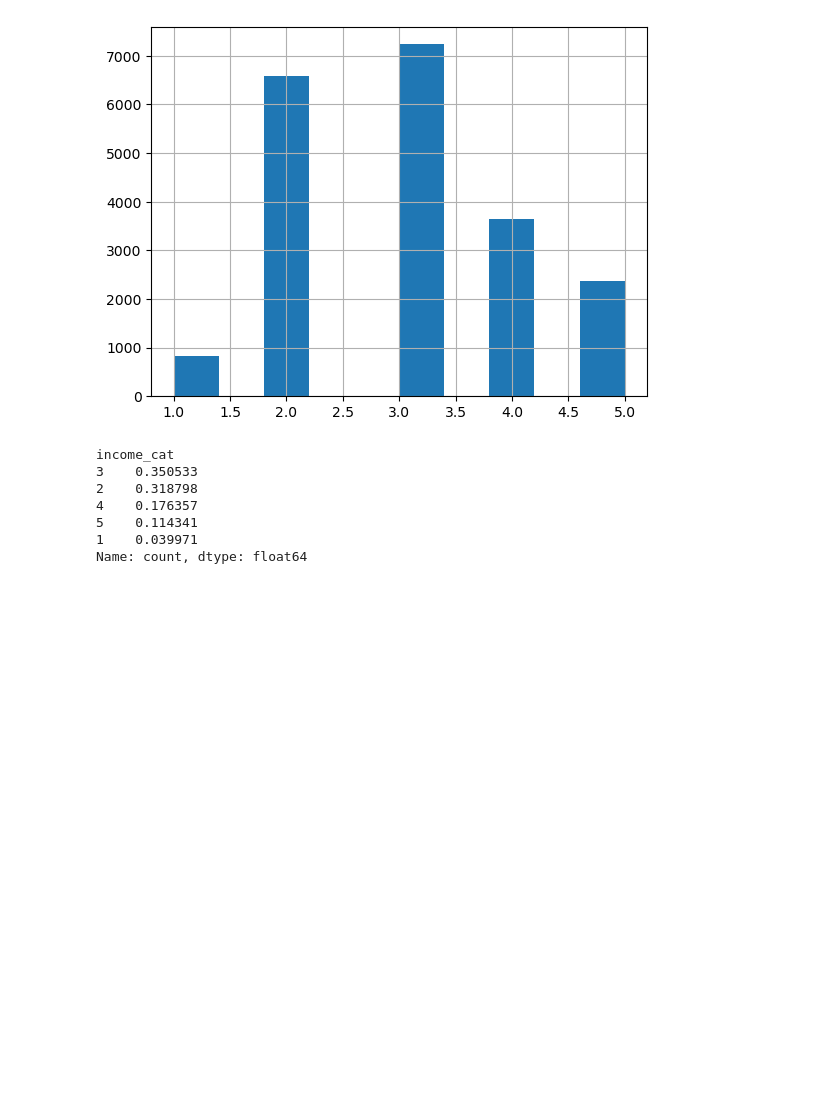
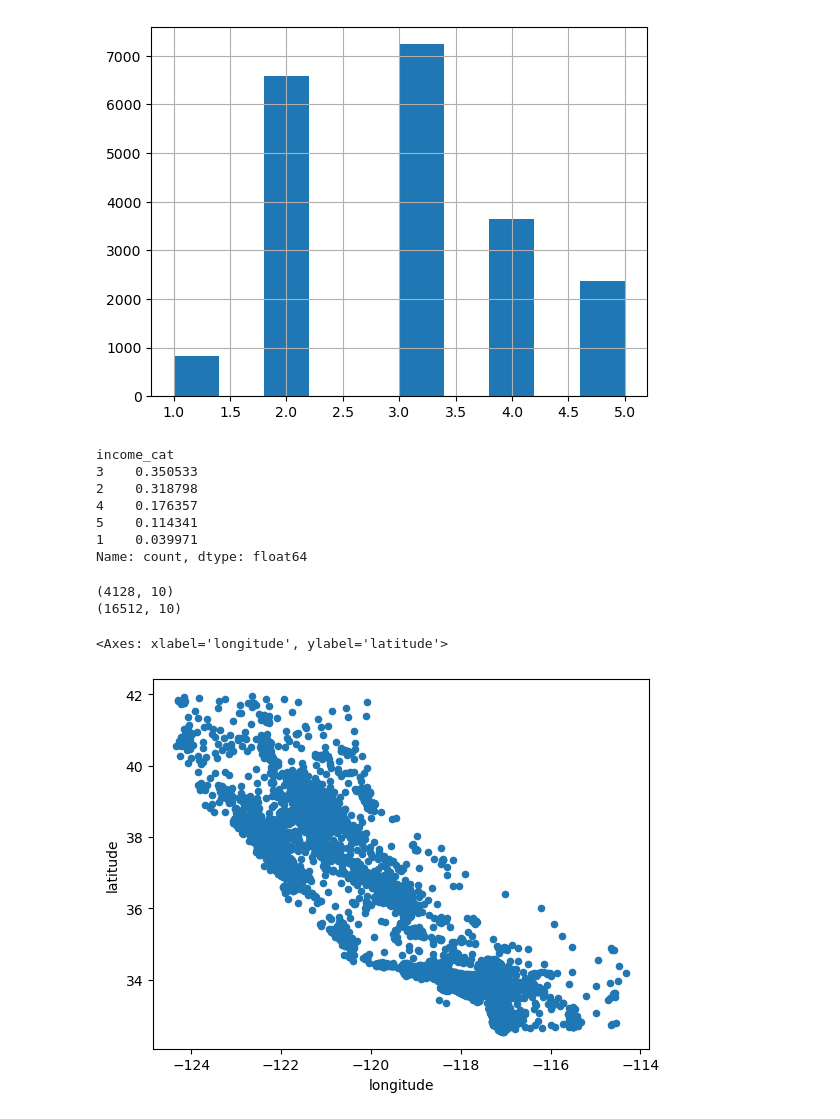
Before and after one commit to Mokoto-K/housing-price-prediction-model, a Jupyter notebook: babys-first-MLP.ipynb, the cells around one changed output. Saved outputs shown, nothing was run; the diff lists cells and outputs as text; code cells hidden in the pictures; blank space fills up the shorter version.

```diff
--- a/babys-first-MLP.ipynb
+++ b/babys-first-MLP.ipynb
@@ -142,0 +155,14 @@ for set_ in (strat_train_set, strat_test_set):
+# %%
+print(strat_test_set.shape)
+print(strat_train_set.shape)
+# %% [output]
+(4128, 10)
+(16512, 10)
+# %%
+# Copying a set of the data so I can mess around with it
+data = strat_train_set.copy()
+# %%
+data.plot(kind="scatter", x="longitude", y="latitude")
+# %% [output]
+<Axes: xlabel='longitude', ylabel='latitude'>
+[figure, added]
```
Also changed, not shown: parts of 18 cells of this notebook.
